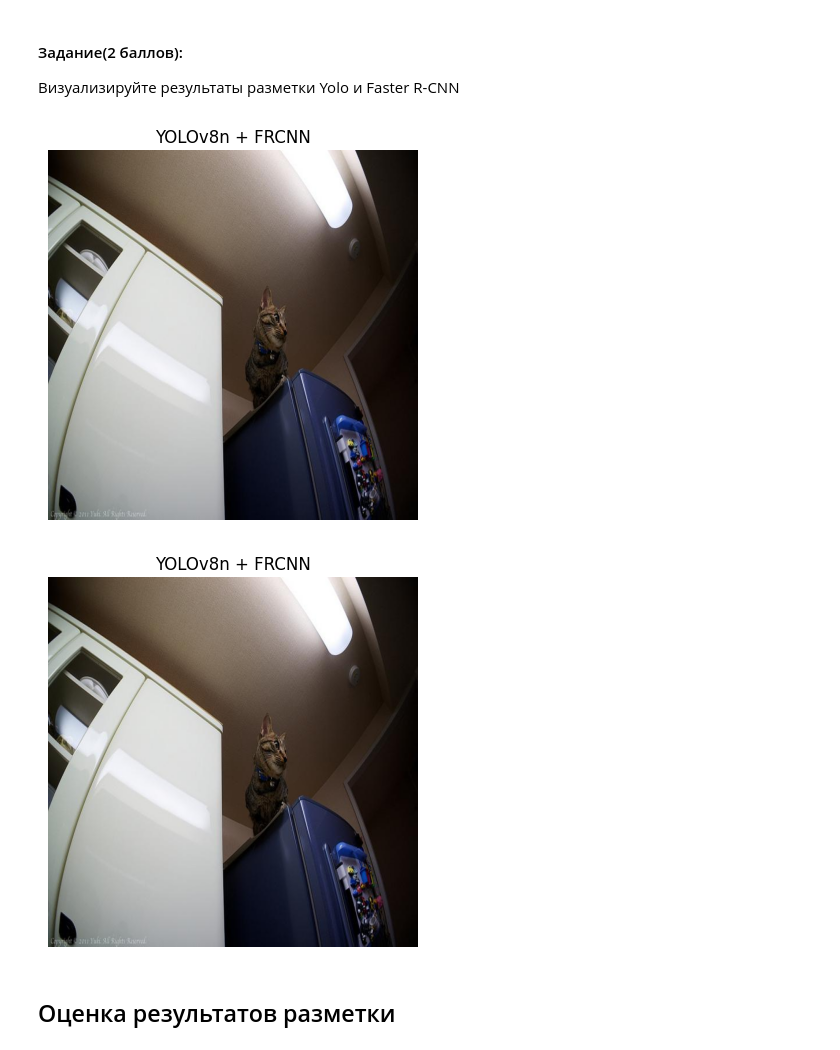
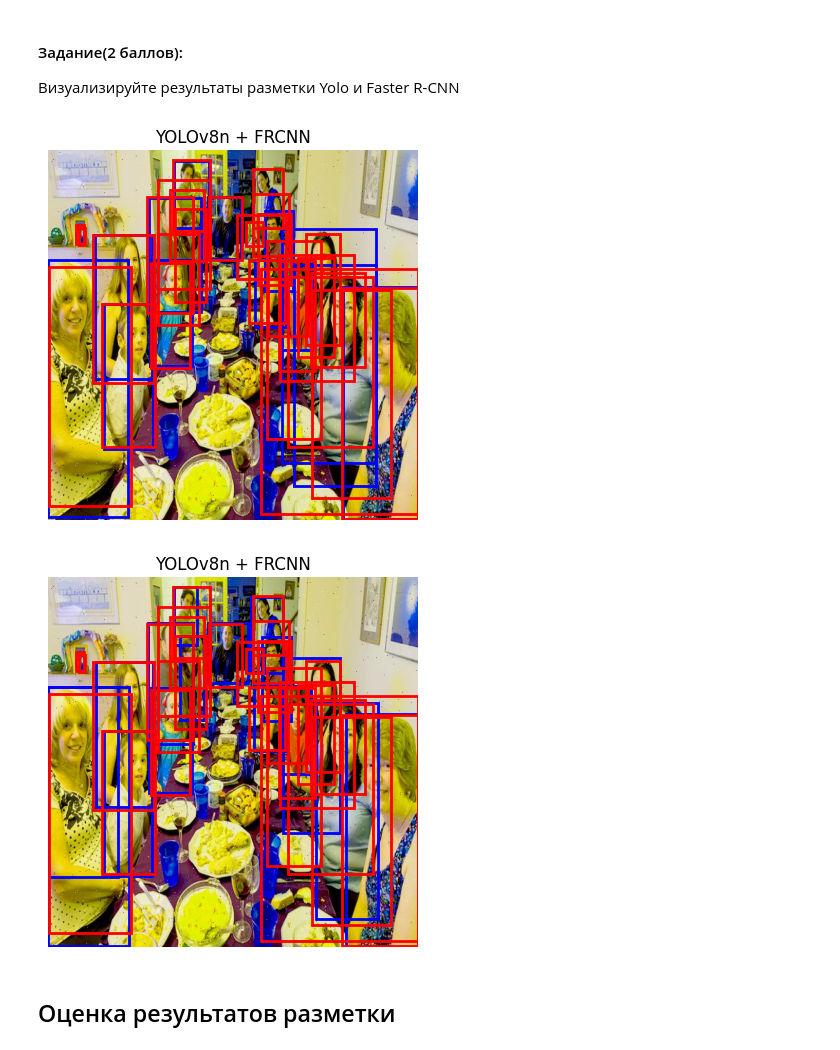
Before and after one commit to Alexey504/CV_Rocket, a Jupyter notebook: CV_Rocket_hw1_main_ALEXEY_MATVEEV.ipynb, the cells around one changed output. Saved outputs shown, nothing was run; the diff lists cells and outputs as text; code cells hidden in the pictures.

```diff
--- a/CV_Rocket_hw1_main_ALEXEY_MATVEEV.ipynb
+++ b/CV_Rocket_hw1_main_ALEXEY_MATVEEV.ipynb
@@ -100,8 +100,6 @@ from ultralytics import YOLO
 # ---- Ваш код здесь ----
 # M1: YOLOv8n (на COCO)
 model_yolo_n = YOLO('yolov8n.pt')
-model_yolo_n.classes = [0]
 # M2: YOLOv8m (на COCO)
 model_yolo_m = YOLO('yolov8m.pt')
-model_yolo_m.classes = [0]
 # ---- Конец кода ----
@@ -132,11 +137,11 @@ import os
 image_dir = "People-Detection-1/train/images"
 image_files = sorted([f for f in os.listdir(image_dir) if f.endswith('.jpg') or f.endswith('.png')])
 # Ограничьте количество изображения
-image_paths = [os.path.join(image_dir, f) for f in image_files][:25]
+image_paths = [os.path.join(image_dir, f) for f in image_files][:125]
 
 # ---- Ваш код здесь ----
-results_yolo_n = model_yolo_n(image_paths)
-results_yolo_m = model_yolo_m(image_paths)
+results_yolo_n = model_yolo_n(image_paths, classes=0)
+results_yolo_m = model_yolo_m(image_paths, classes=0)
 results_faster_rcnn = list(map(lambda image_path: run_frcnn(image_path), image_paths))
 # ---- Конец кода ----
 # %% [output]
@@ -199,7 +204,7 @@ def plot_person_boxes_all_models(image_path, yolo_result=None, frcnn_result=None
     if yolo_result is not None:
       # ---- Ваш код здесь ----
 
-      boxes = yolo_result.boxes.xyxy[yolo_result.boxes.cls == 0]
+      boxes = yolo_result.boxes.xyxy
       boxes = boxes.numpy()
       # classes = yolo_result.boxes.cls.numpy()
       for box in boxes:
@@ -224,7 +229,7 @@ def plot_person_boxes_all_models(image_path, yolo_result=None, frcnn_result=None
     plt.axis('off')
     plt.show()
 # %%
-i = 0  # индекс изображения
+i = 12  # индекс изображения
 plot_person_boxes_all_models(
     image_path=image_paths[i],
     yolo_result=results_yolo_n[i],
@@ -232,17 +237,17 @@ plot_person_boxes_all_models(
     model_name="YOLOv8n + FRCNN"
 )
 # %% [output]
-[figure, old version]
+[figure, new version]
 # %%
-i = 0  # индекс изображения
+i = 12  # индекс изображения
 plot_person_boxes_all_models(
     image_path=image_paths[i],
     yolo_result=results_yolo_m[i],
     frcnn_result=results_faster_rcnn[i],  # или None, если ты не используешь FRCNN
     model_name="YOLOv8n + FRCNN"
 )
 # %% [output]
-[figure, old version]
+[figure, new version]
 # %% [markdown]
 ## Оценка результатов разметки
 # %% [markdown]
```
Also changed, not shown: parts of 24 cells of this notebook.
